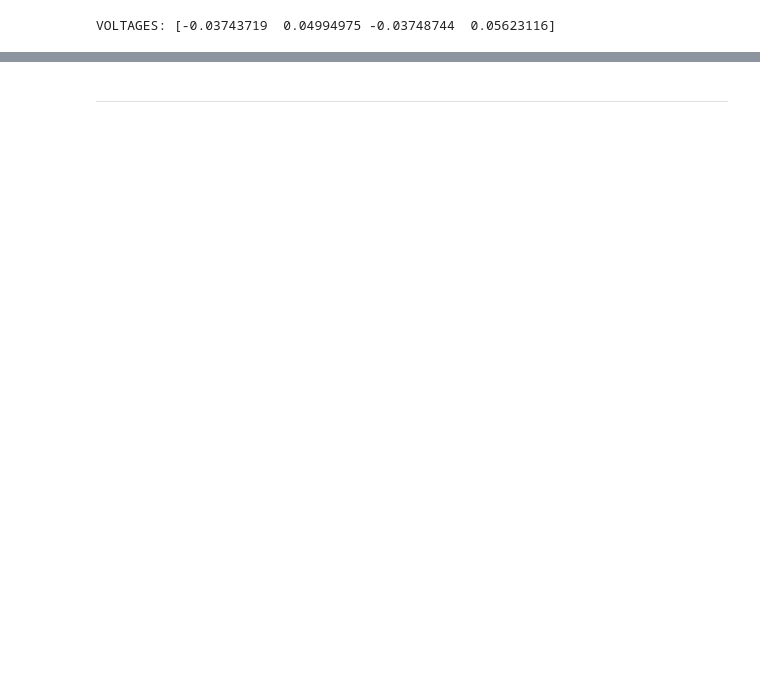
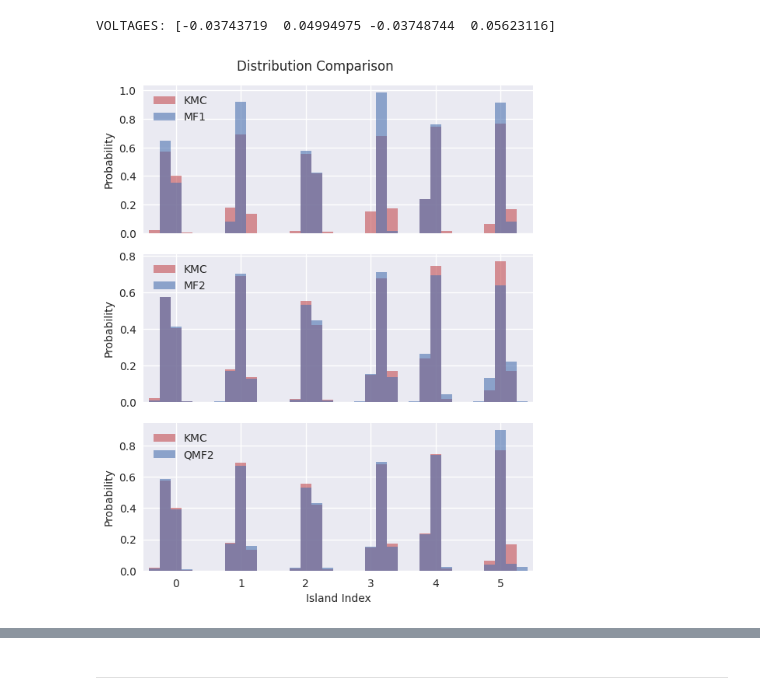
Before and after one commit to evanwonisch/NanoNetsMF, a Jupyter notebook: run/dist_comparison/comparison.ipynb, the cells around one changed output, grey strips where cells are left out. Drawn from its saved outputs; the diff is of its cells as text; code cells hidden in the pictures; blank space fills up the shorter version.

```diff
--- a/run/dist_comparison/comparison.ipynb
+++ b/run/dist_comparison/comparison.ipynb
@@ -92,6 +93,77 @@ mf2_no_cov.means = np.loadtxt("./mf2_no_cov_means.csv")
 mf2_no_cov.vars = np.loadtxt("./mf2_no_cov_vars.csv")
 qmf2.means = np.loadtxt("./qmf2_means.csv")
 qmf2.vars = np.loadtxt("./qmf2_vars.csv")
+# %%
+probs_mf = [ld.calc_prob(mf_means[island]) for island in range(16)]
+mf_phase_space = ld.phase_space
+
+probs_mf2 = [mf2.g1.calc_prob(mf2.means[island], mf2.vars[island]) for island in range(16)] #irrelevant
+
+probs_mf2_no_cov = [mf2.g1.calc_prob(mf2_no_cov.means[island], mf2_no_cov.vars[island]) for island in range(16)]
+mf2_no_cov_phase_space = mf2_no_cov.g1.phase_space
+
+probs_qmf2 = [p2dist.calc_prob(qmf2.means[island], qmf2.vars[island]) for island in range(16)]
+qmf2_phase_space = p2dist.phase_space
+# %%
+f, axs = plt.subplots(3, 1, figsize=set_size(subplots = (2, 1)), sharex=True)
+r = 1/6
+off = 0
+
+alph0 = 0.6
+alph = 0.6
+
+for i in range(16):
+    if i == 0:
+        axs[0].bar(kmc_phase_space[i] * r + i + off, probs_kmc[i], width = r, color = "C2", label = "KMC", alpha = alph0)
+        axs[0].bar(mf_phase_space *r + i + off, probs_mf[i], alpha = alph, width = r, color = "C0", label = "MF1")
+    else:
+        axs[0].bar(kmc_phase_space[i] * r + i + off, probs_kmc[i], width = r, color = "C2", alpha = alph0)
+        axs[0].bar(mf_phase_space *r + i + off, probs_mf[i], alpha = alph, width = r, color = "C0")
+    # axs[0].bar(qmf2_phase_space *r + i + off, probs_qmf2[i], alpha = 0.5, width = r, color = "C0")
+    # axs[0].bar(mf2_no_cov_phase_space *r + i + off, probs_mf2[i], alpha = 0.5, width = r, color = "C0")
+    axs[0].legend()
+
+for i in range(16):
+    if i == 0:
+        axs[1].bar(kmc_phase_space[i] * r + i + off, probs_kmc[i], width = r, color = "C2", label = "KMC", alpha = alph0)
+        # axs[0].bar(mf_phase_space *r + i + off, probs_mf[i], alpha = 0.5, width = r, color = "C1")
+        # axs[0].bar(qmf2_phase_space *r + i + off, probs_qmf2[i], alpha = 0.5, width = r, color = "C0")
+        axs[1].bar(mf2_no_cov_phase_space *r + i + off, probs_mf2[i], alpha = alph, width = r, color = "C0", label = "MF2")
+    else:
+        axs[1].bar(kmc_phase_space[i] * r + i + off, probs_kmc[i], width = r, color = "C2", alpha = alph0)
+        # axs[0].bar(mf_phase_space *r + i + off, probs_mf[i], alpha = 0.5, width = r, color = "C1")
+        # axs[0].bar(qmf2_phase_space *r + i + off, probs_qmf2[i], alpha = 0.5, width = r, color = "C0")
+        axs[1].bar(mf2_no_cov_phase_space *r + i + off, probs_mf2[i], alpha = alph, width = r, color = "C0")
+    axs[1].legend()
+
+for i in range(16):
+    if i == 0:
+        axs[2].bar(kmc_phase_space[i] * r + i + off, probs_kmc[i], width = r, color = "C2", label = "KMC", alpha = alph0)
+        # axs[0].bar(mf_phase_space *r + i + off, probs_mf[i], alpha = 0.5, width = r, color = "C1")
+        axs[2].bar(qmf2_phase_space *r + i + off, probs_qmf2[i], alpha = alph, width = r, color = "C0", label = "QMF2")
+        # axs[0].bar(mf2_no_cov_phase_space *r + i + off, probs_mf2[i], alpha = 0.5, width = r, color = "C0")
+    else:
+        axs[2].bar(kmc_phase_space[i] * r + i + off, probs_kmc[i], width = r, color = "C2", alpha = alph0)
+        # axs[0].bar(mf_phase_space *r + i + off, probs_mf[i], alpha = 0.5, width = r, color = "C1")
+        axs[2].bar(qmf2_phase_space *r + i + off, probs_qmf2[i], alpha = alph, width = r, color = "C0")
+        # axs[0].bar(mf2_no_cov_phase_space *r + i + off, probs_mf2[i], alpha = 0.5, width = r, color = "C0")
+    axs[2].legend()
+
+
+axs[0].set_xlim(-0.5, 5.5)
+axs[1].set_xlim(-0.5, 5.5)
+axs[2].set_xlim(-0.5, 5.5)
+
+plt.xlabel("Island Index")
+axs[0].set_ylabel("Probability")
+axs[1].set_ylabel("Probability")
+axs[2].set_ylabel("Probability")
+f.suptitle("Distribution Comparison")
+f.tight_layout()
+
+plt.savefig("../../output/dist_comparison/dist_comparison2.pdf")
+# %% [output]
+[figure, added]
 # %%
 probs_mf = ld.calc_prob(mf_means[island])
 probs_mf2 = mf2.g1.calc_prob(mf2.means[island], mf2.vars[island])
```
Also changed, not shown: parts of 3 cells of this notebook, 27 other files.
